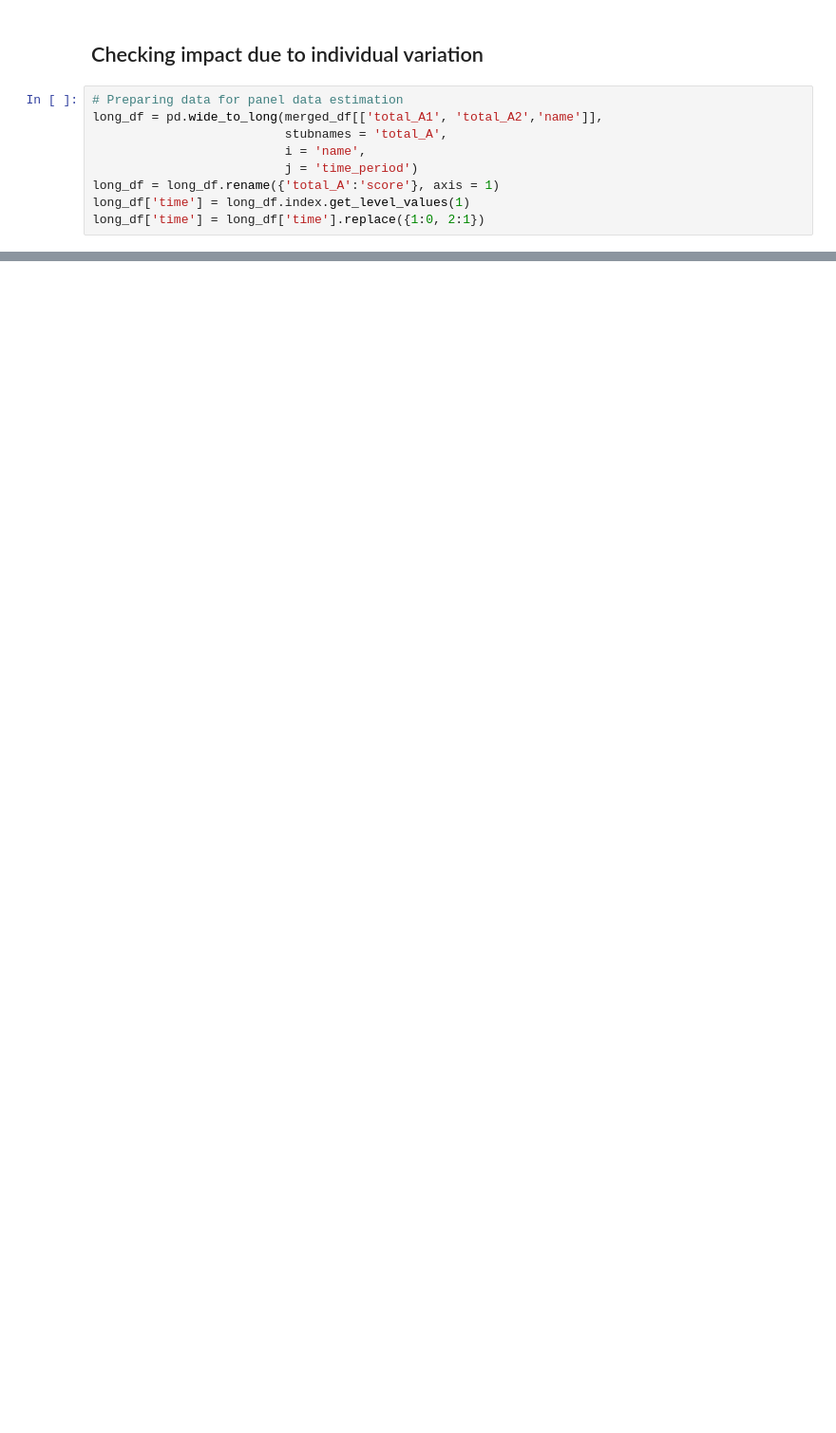
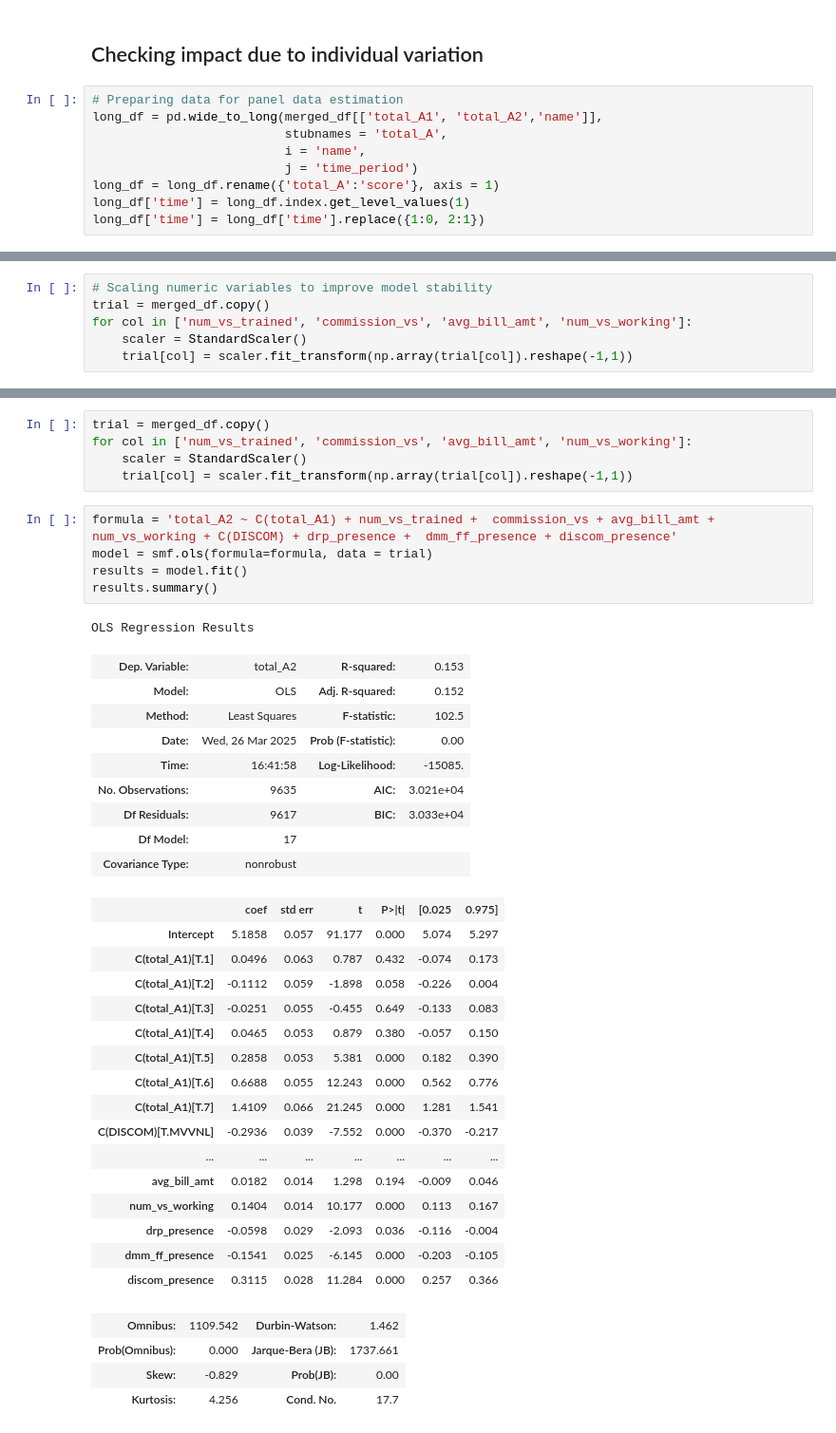
Before and after one commit to Tarunmehta004/Vidyut_Sakhi_training, a Jupyter notebook: Python implementation/Analysis 18Mar25.iPYNB, the cells around one changed output, grey strips where cells are left out. Shown at 95% size. Saved outputs shown, nothing was run; the diff lists cells and outputs as text; blank space fills up the shorter version.

```diff
--- a/Python implementation/Analysis 18Mar25.iPYNB
+++ b/Python implementation/Analysis 18Mar25.iPYNB
@@ -353,0 +315,6 @@ id: 0x1a5206847a0
+# %%
+# Scaling numeric variables to improve model stability
+trial = merged_df.copy()
+for col in ['num_vs_trained', 'commission_vs', 'avg_bill_amt', 'num_vs_working']:
+    scaler = StandardScaler()
+    trial[col] = scaler.fit_transform(np.array(trial[col]).reshape(-1,1))
@@ -353,0 +357,41 @@ id: 0x1a5206847a0
+# %%
+trial = merged_df.copy()
+for col in ['num_vs_trained', 'commission_vs', 'avg_bill_amt', 'num_vs_working']:
+    scaler = StandardScaler()
+    trial[col] = scaler.fit_transform(np.array(trial[col]).reshape(-1,1))
+# %%
+formula = 'total_A2 ~ C(total_A1) + num_vs_trained +  commission_vs + avg_bill_amt + num_vs_working + C(DISCOM) + drp_presence +  dmm_ff_presence + discom_presence'
+model = smf.ols(formula=formula, data = trial)
+results = model.fit()
+results.summary()
+# %% [output]
+OLS Regression Results
+| Dep. Variable: | total_A2 | R-squared: | 0.153 |
+| Model: | OLS | Adj. R-squared: | 0.152 |
+| Method: | Least Squares | F-statistic: | 102.5 |
+| Date: | Wed, 26 Mar 2025 | Prob (F-statistic): | 0.00 |
+| Time: | 16:41:58 | Log-Likelihood: | -15085. |
+| No. Observations: | 9635 | AIC: | 3.021e+04 |
+| Df Residuals: | 9617 | BIC: | 3.033e+04 |
+| Df Model: | 17 |  |  |
+| Covariance Type: | nonrobust |  |  |
+|  | coef | std err | t | P>|t| | [0.025 | 0.975] |
+| Intercept | 5.1858 | 0.057 | 91.177 | 0.000 | 5.074 | 5.297 |
+| C(total_A1)[T.1] | 0.0496 | 0.063 | 0.787 | 0.432 | -0.074 | 0.173 |
+| C(total_A1)[T.2] | -0.1112 | 0.059 | -1.898 | 0.058 | -0.226 | 0.004 |
+| C(total_A1)[T.3] | -0.0251 | 0.055 | -0.455 | 0.649 | -0.133 | 0.083 |
+| C(total_A1)[T.4] | 0.0465 | 0.053 | 0.879 | 0.380 | -0.057 | 0.150 |
+| C(total_A1)[T.5] | 0.2858 | 0.053 | 5.381 | 0.000 | 0.182 | 0.390 |
+| C(total_A1)[T.6] | 0.6688 | 0.055 | 12.243 | 0.000 | 0.562 | 0.776 |
+| C(total_A1)[T.7] | 1.4109 | 0.066 | 21.245 | 0.000 | 1.281 | 1.541 |
+| C(DISCOM)[T.MVVNL] | -0.2936 | 0.039 | -7.552 | 0.000 | -0.370 | -0.217 |
+| ... | ... | ... | ... | ... | ... | ... |
+| avg_bill_amt | 0.0182 | 0.014 | 1.298 | 0.194 | -0.009 | 0.046 |
+| num_vs_working | 0.1404 | 0.014 | 10.177 | 0.000 | 0.113 | 0.167 |
+| drp_presence | -0.0598 | 0.029 | -2.093 | 0.036 | -0.116 | -0.004 |
+| dmm_ff_presence | -0.1541 | 0.025 | -6.145 | 0.000 | -0.203 | -0.105 |
+| discom_presence | 0.3115 | 0.028 | 11.284 | 0.000 | 0.257 | 0.366 |
+| Omnibus: | 1109.542 | Durbin-Watson: | 1.462 |
+| Prob(Omnibus): | 0.000 | Jarque-Bera (JB): | 1737.661 |
+| Skew: | -0.829 | Prob(JB): | 0.00 |
+| Kurtosis: | 4.256 | Cond. No. | 17.7 |
```
Also changed, not shown: parts of 36 cells of this notebook, 1 other file.
